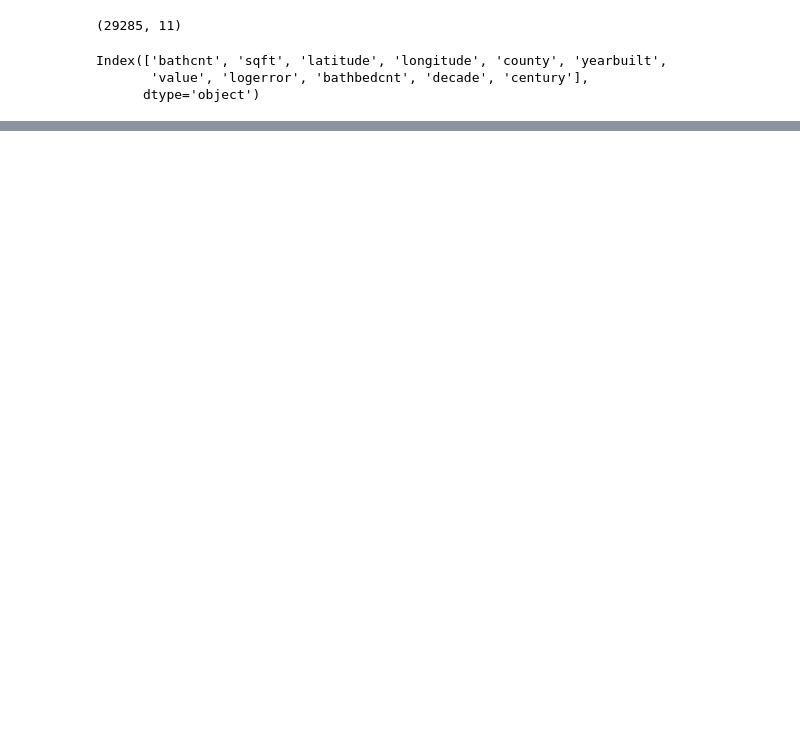
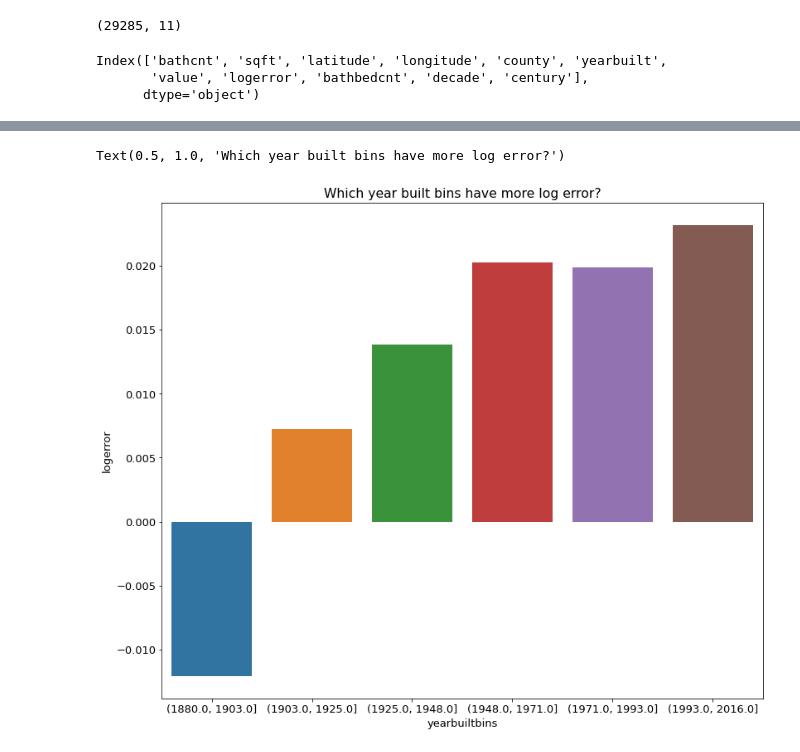
Before and after one commit to KwameTaylor/clustering-exercises, a Jupyter notebook: explore_zillow.ipynb, the cells around one changed output, grey strips where cells are left out. Cells and saved outputs as stored; diff of their text form; code cells hidden in the pictures; blank space fills up the shorter version.

```diff
--- a/explore_zillow.ipynb
+++ b/explore_zillow.ipynb
@@ -90,0 +112,3 @@ Text(0.5, 1.0, "Is logerror significantly different for properties in\nLA County
+# %%
+train['yearbuiltbins'] = pd.cut(train['yearbuilt'], bins=6, precision=0)
+train.head()
@@ -90,0 +123,5 @@ Text(0.5, 1.0, "Is logerror significantly different for properties in\nLA County
+# %%
+sns.barplot(x = 'yearbuiltbins', y = 'logerror', data = train, ci = None).set_title("Which year built bins have more log error?")
+# %% [output]
+Text(0.5, 1.0, 'Which year built bins have more log error?')
+[figure, added]
```
Also changed, not shown: parts of 9 cells of this notebook.
